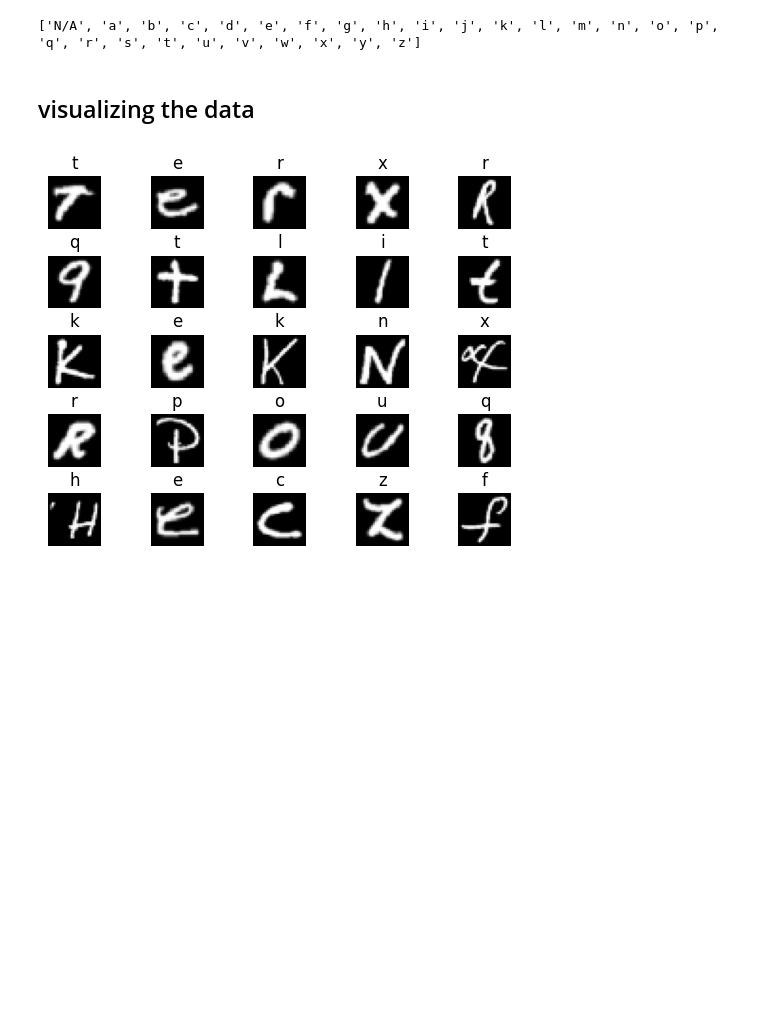
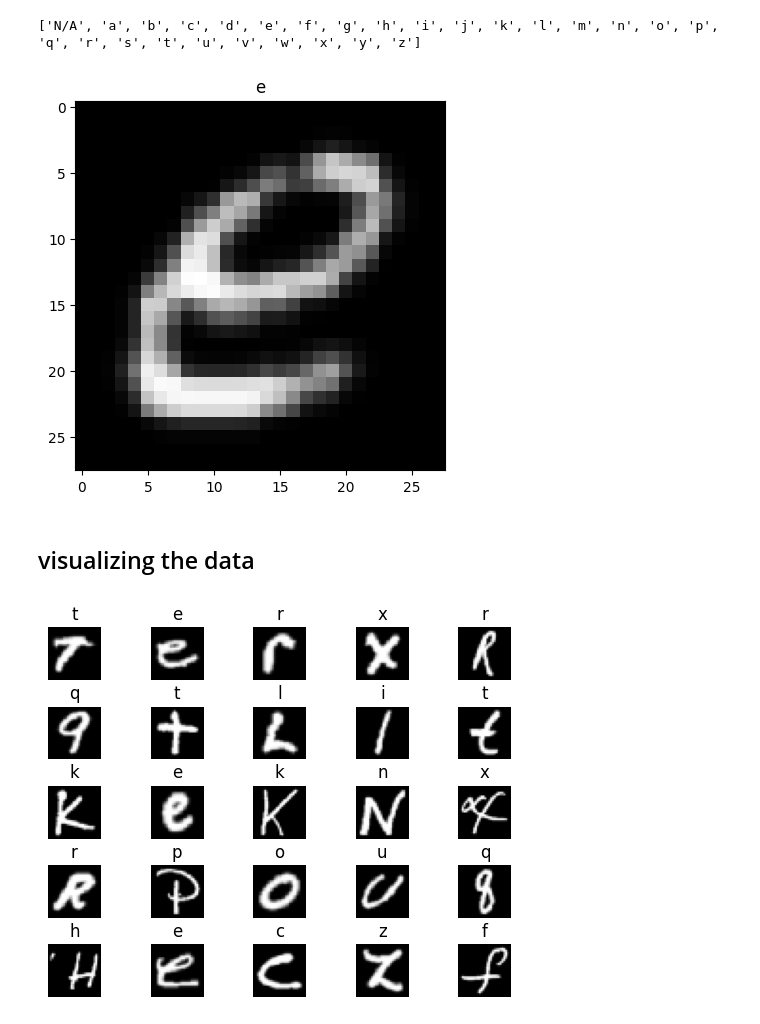
Before and after one commit to rejens/deep_learning, a Jupyter notebook: MNIST classification/character_classification.ipynb, the cells around one changed output. Cells and saved outputs as stored; diff of their text form; code cells hidden in the pictures; blank space fills up the shorter version.

```diff
--- a/MNIST classification/character_classification.ipynb
+++ b/MNIST classification/character_classification.ipynb
@@ -52,6 +66,14 @@ class_names = train_data.classes
 print(class_names)
 # %% [output]
 ['N/A', 'a', 'b', 'c', 'd', 'e', 'f', 'g', 'h', 'i', 'j', 'k', 'l', 'm', 'n', 'o', 'p', 'q', 'r', 's', 't', 'u', 'v', 'w', 'x', 'y', 'z']
+# %%
+rand_idx = torch.randint(0,len(train_data),size=[1]).item()
+img, label = train_data[rand_idx]
+plt.imshow(img.squeeze(), cmap="gray")
+plt.title(class_names[label])
+plt.show()
+# %% [output]
+[figure, added]
 # %%
 class_idx = train_data.class_to_idx
 # %% [markdown]
```
Also changed, not shown: parts of 3 cells of this notebook.
